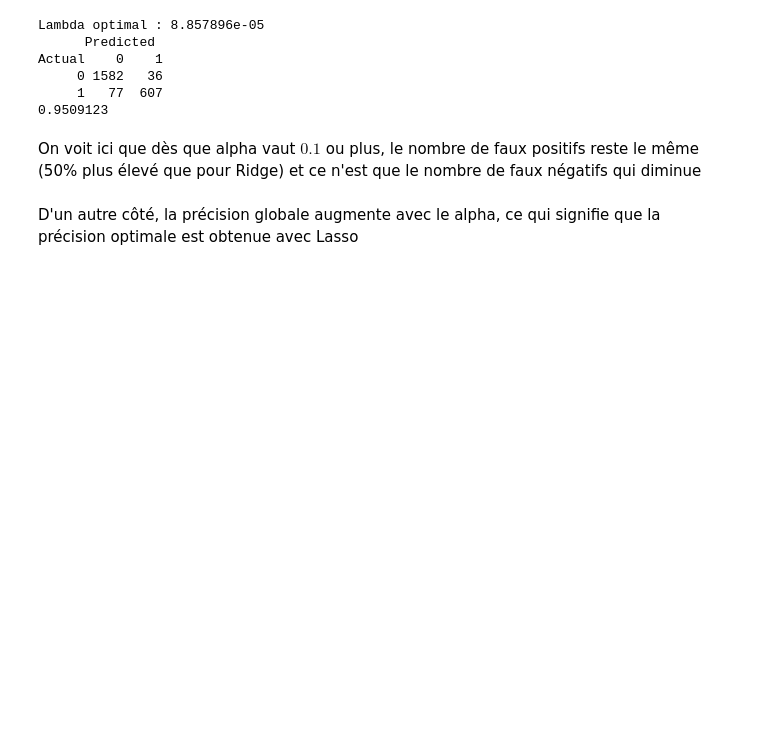
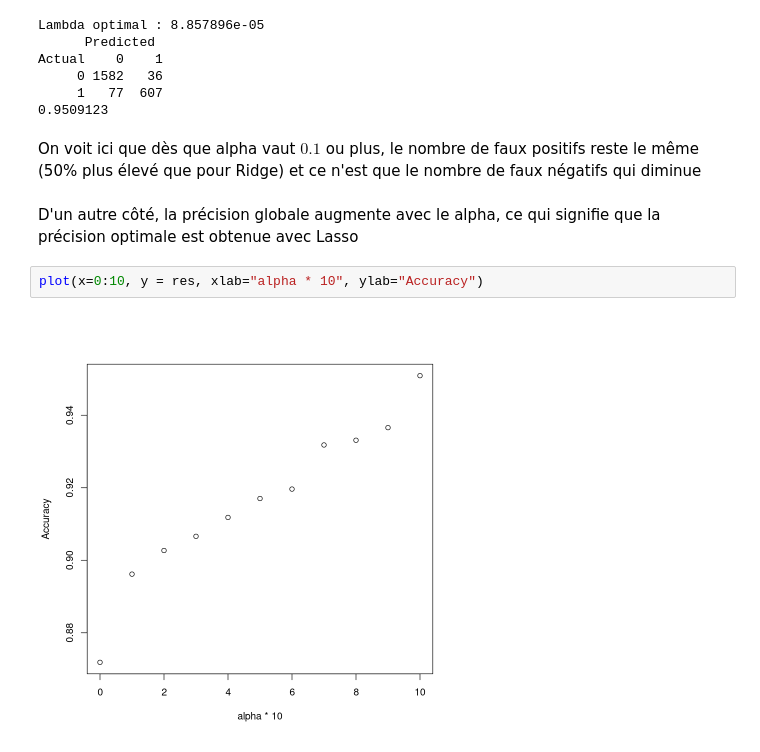
Before and after one commit to ClemouDouard/merr_project, a Jupyter notebook: src/ridgelasso.ipynb, the cells around one changed output. Drawn from its saved outputs; the diff is of its cells as text; blank space fills up the shorter version.

```diff
--- a/src/ridgelasso.ipynb
+++ b/src/ridgelasso.ipynb
@@ -303,3 +335,7 @@ Actual    0    1
 On voit ici que dès que alpha vaut $0.1$ ou plus, le nombre de faux positifs reste le même (50% plus élevé que pour Ridge) et ce n'est que le nombre de faux négatifs qui diminue
 # %% [markdown]
 D'un autre côté, la précision globale augmente avec le alpha, ce qui signifie que la précision optimale est obtenue avec Lasso
+# %%
+plot(x=0:10, y = res, xlab="alpha * 10", ylab="Accuracy")
+# %% [output]
+[figure, added]
```
Also changed, not shown: parts of 5 cells of this notebook.
